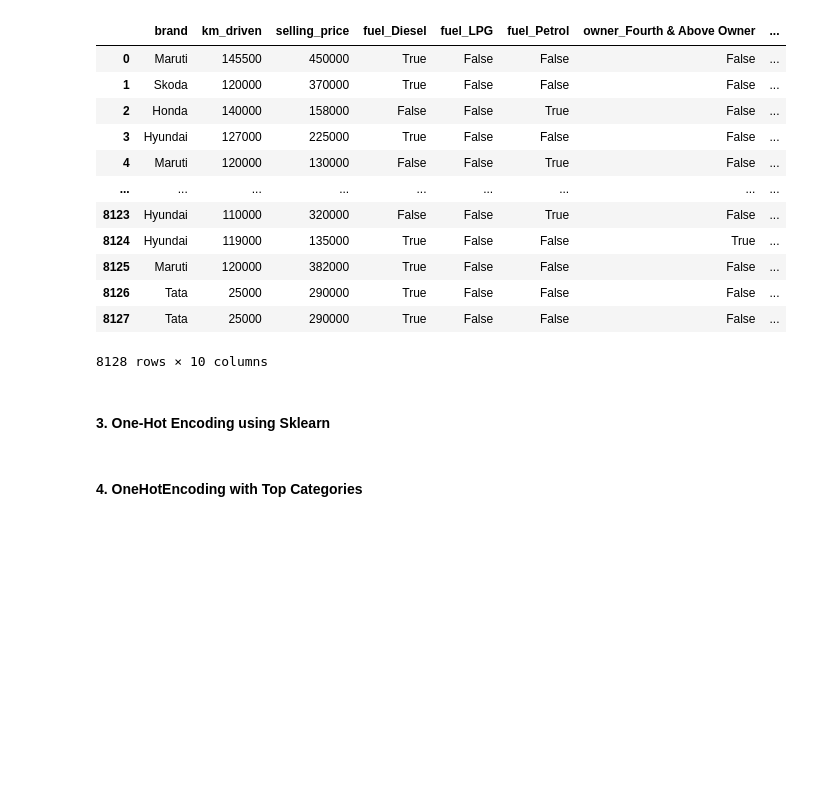
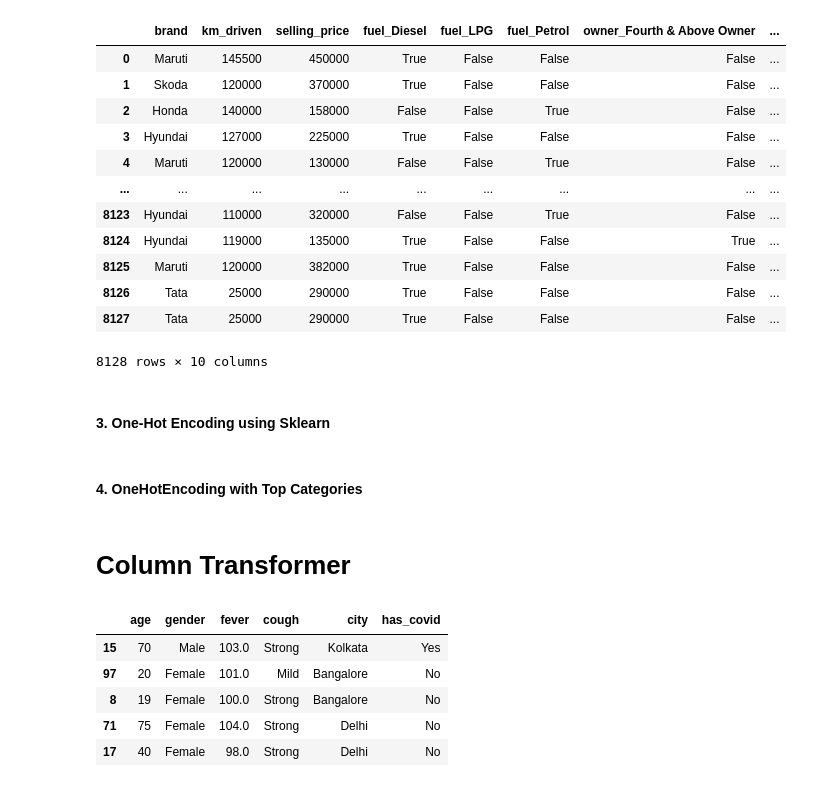
Before and after one commit to yashwant2002/Machine-Learning, a Jupyter notebook: 03 Data Preprocessing/DataEncoding.ipynb, the cells around one changed output. Cells and saved outputs as stored; diff of their text form; code cells hidden in the pictures; blank space fills up the shorter version.

```diff
--- a/03 Data Preprocessing/DataEncoding.ipynb
+++ b/03 Data Preprocessing/DataEncoding.ipynb
@@ -301,3 +301,5 @@ encoded_data = pd.get_dummies(
 
 # Display encoded dataframe
 print(encoded_data)
+# %% [markdown]
+# Column Transformer
@@ -303,0 +310,11 @@ print(encoded_data)
+# %%
+df = pd.read_csv("covid_toy.csv")
+
+df.sample(5)
+# %% [output]
+|  | age | gender | fever | cough | city | has_covid |
+| 15 | 70 | Male | 103.0 | Strong | Kolkata | Yes |
+| 97 | 20 | Female | 101.0 | Mild | Bangalore | No |
+| 8 | 19 | Female | 100.0 | Strong | Bangalore | No |
+| 71 | 75 | Female | 104.0 | Strong | Delhi | No |
+| 17 | 40 | Female | 98.0 | Strong | Delhi | No |
```
Also changed, not shown: parts of 14 cells of this notebook, 3 other files.
